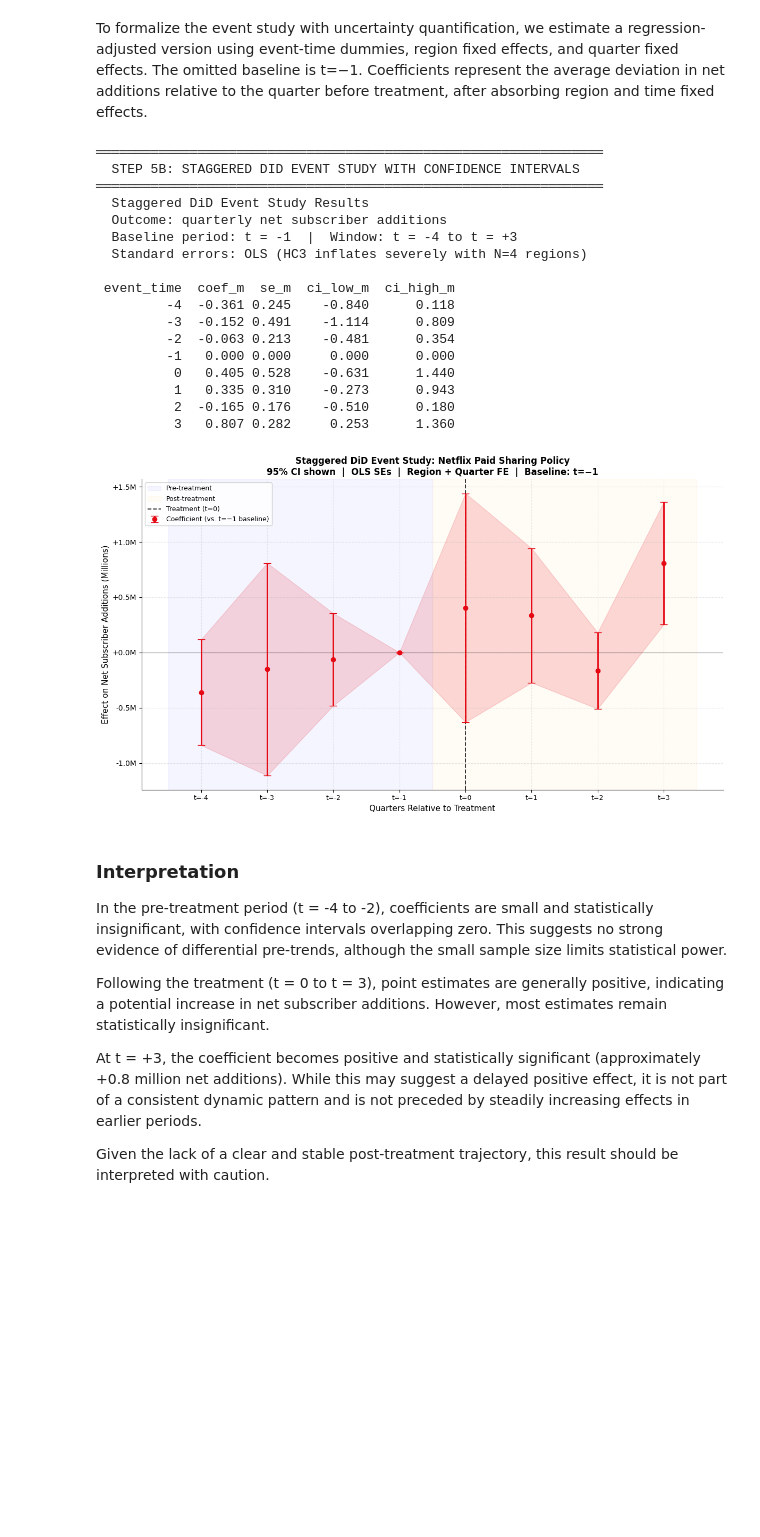
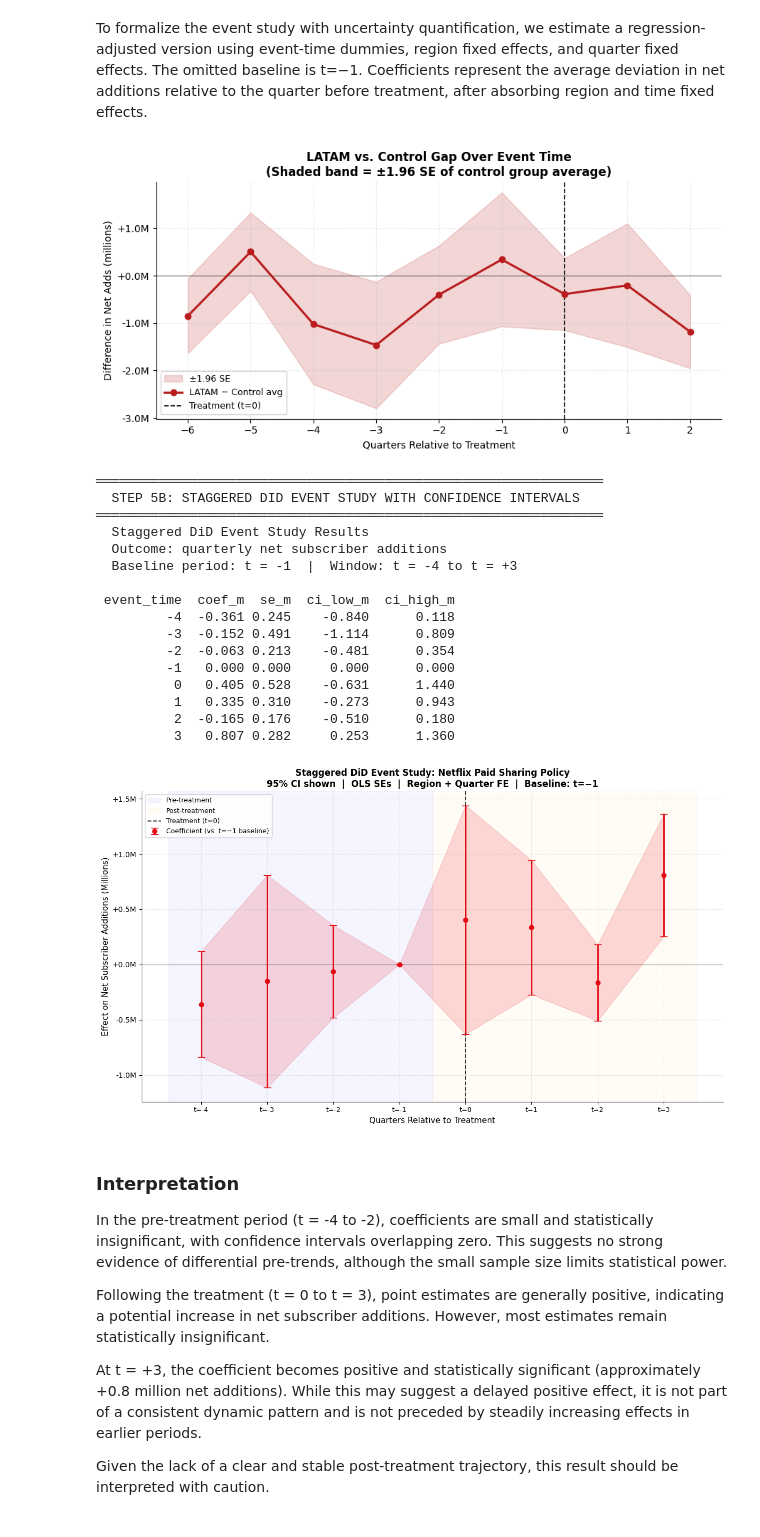
Before and after one commit to pb0104/Netflix-Password-Sharing-Crackdown, a Jupyter notebook: notebooks/03_main_analysis.ipynb, the cells around one changed output. Saved outputs shown, nothing was run; the diff lists cells and outputs as text; code cells hidden in the pictures; blank space fills up the shorter version.

```diff
--- a/notebooks/03_main_analysis.ipynb
+++ b/notebooks/03_main_analysis.ipynb
@@ -572,6 +572,62 @@ regression-adjusted version using event-time dummies, region fixed effects, and
 quarter fixed effects. The omitted baseline is t=−1. Coefficients represent the
 average deviation in net additions relative to the quarter before treatment,
 after absorbing region and time fixed effects.
+# %%
+# ── Compute SE of the gap ─────────────────────────────────────────────────────
+# Control SE = std across 3 control regions / sqrt(3)
+ctrl_by_region = nf[
+    (nf["region"].isin(["UCAN", "EMEA", "APAC"])) &
+    (nf["date"] < pd.Timestamp("2023-06-30"))
+].groupby("date")["net_adds"].agg(["std", "count"]).reset_index()
+ctrl_by_region.columns = ["date", "ctrl_std", "ctrl_n"]
+ctrl_by_region["ctrl_se"] = ctrl_by_region["ctrl_std"] / np.sqrt(ctrl_by_region["ctrl_n"])
+
+# Merge into plot_df
+plot_df = latm_es.dropna(subset=["ctrl_net_adds"]).copy()
+plot_df = plot_df.merge(ctrl_by_region[["date", "ctrl_se"]], on="date", how="left")
+
+# Convert to millions
+plot_df["latam_m"] = plot_df["net_adds"] / 1e6
+plot_df["ctrl_m"]  = plot_df["ctrl_net_adds"] / 1e6
+plot_df["gap_m"]   = plot_df["latam_m"] - plot_df["ctrl_m"]
+plot_df["se_m"]    = plot_df["ctrl_se"] / 1e6
+
+fig, ax = plt.subplots(figsize=(9, 4.5))
+plot_df_trim = plot_df[plot_df["event_time"] <= 2].copy()
+
+# CI band
+ax.fill_between(
+    plot_df_trim["event_time"],
+    plot_df_trim["gap_m"] - 1.96 * plot_df_trim["se_m"],
+    plot_df_trim["gap_m"] + 1.96 * plot_df_trim["se_m"],
+    alpha=0.18, color="#B91C1C", label="±1.96 SE"
+)
+
+# Gap line
+ax.plot(
+    plot_df_trim["event_time"], plot_df_trim["gap_m"],
+    marker="o", lw=2.2, color="#B91C1C", label="LATAM \u2212 Control avg", zorder=4
+)
+
+ax.axvline(0, color="black", ls="--", lw=1.2, label="Treatment (t=0)")
+ax.axhline(0, color="black", lw=0.8, alpha=0.6)
+
+ax.set_title("LATAM vs. Control Gap Over Event Time\n"
+             "(Shaded band = \u00b11.96 SE of control group average)",
+             fontweight="bold")
+ax.set_xlabel("Quarters Relative to Treatment")
+ax.set_ylabel("Difference in Net Adds (millions)")
+ax.set_xticks(range(-6, 4))
+ax.set_xlim(-6.5, 2.5)
+ax.yaxis.set_major_formatter(plt.FuncFormatter(lambda x, _: f"{x:+.1f}M"))
+ax.legend(framealpha=0.9, fontsize=9)
+ax.spines[["top", "right"]].set_visible(False)
+
+plt.tight_layout()
+plt.savefig("output/fig1_latam_gap.png", dpi=300, bbox_inches="tight")
+plt.show()
+# %% [output]
+[figure, added]
 # %%
 section("STEP 5B: STAGGERED DID EVENT STUDY WITH CONFIDENCE INTERVALS")
 
@@ -590,8 +646,6 @@ for t in event_times:
     es[col] = (es["event_time"] == t).astype(int)
     event_cols.append(col)
 
-# OLS with standard errors — HC3 inflates wildly with N=4 regions
-# We report OLS SEs and note this limitation explicitly
 formula = "net_adds ~ " + " + ".join(event_cols) + " + C(region) + C(quarter)"
 event_model = smf.ols(formula, data=es).fit(cov_type="cluster", cov_kwds={"groups": es["region"]})
 
@@ -611,8 +665,6 @@ for t in event_times:
     })
 
 event_results = pd.DataFrame(rows)
-
-# Add omitted baseline t = -1
 baseline_row = pd.DataFrame([{
     "event_time": -1, "coef_m": 0, "se_m": 0,
     "ci_low_m": 0, "ci_high_m": 0
@@ -627,7 +679,6 @@ event_results = (
 print("  Staggered DiD Event Study Results")
 print("  Outcome: quarterly net subscriber additions")
 print("  Baseline period: t = -1  |  Window: t = -4 to t = +3")
-print("  Standard errors: OLS (HC3 inflates severely with N=4 regions)")
 print()
 print(event_results.round(3).to_string(index=False))
 
@@ -683,7 +734,6 @@ plt.show()
   Staggered DiD Event Study Results
   Outcome: quarterly net subscriber additions
   Baseline period: t = -1  |  Window: t = -4 to t = +3
-  Standard errors: OLS (HC3 inflates severely with N=4 regions)
 
  event_time  coef_m  se_m  ci_low_m  ci_high_m
          -4  -0.361 0.245    -0.840      0.118
```
Also changed, not shown: parts of 7 cells of this notebook, 3 other files.
